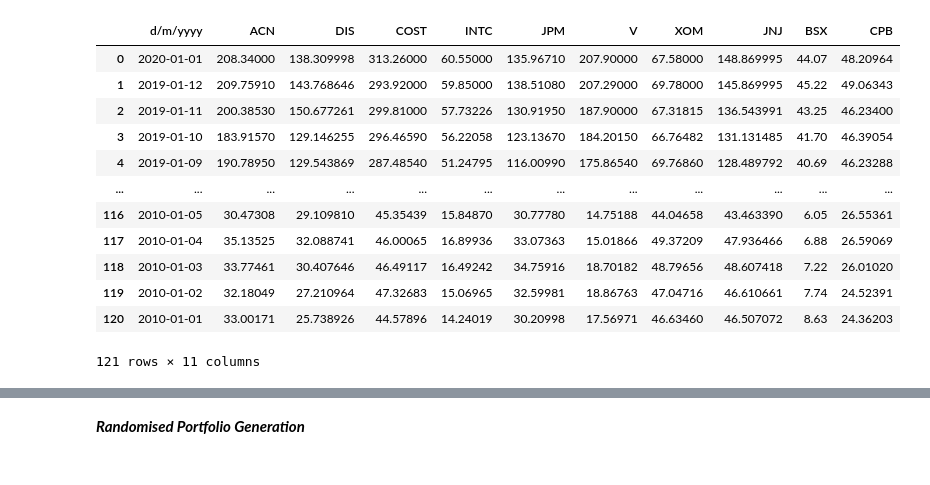
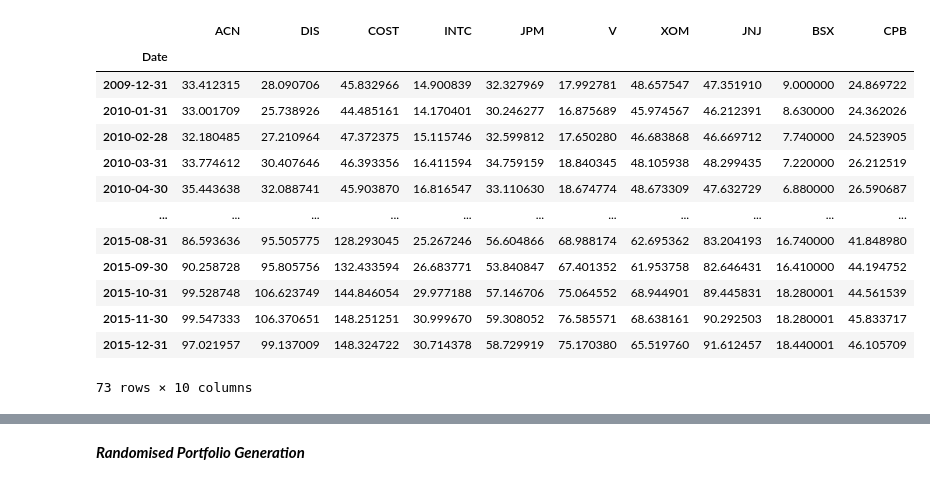
Before and after one commit to kangjin97/Portfolio_Analysis_Optimizer, a Jupyter notebook: QF project EF .ipynb, the cells around one changed output, grey strips where cells are left out. Cells and saved outputs as stored; diff of their text form; code cells hidden in the pictures.

```diff
--- a/QF project EF .ipynb
+++ b/QF project EF .ipynb
@@ -4,21 +4,52 @@ import pandas as pd
 import scipy.optimize as sco
 import matplotlib.pyplot as plt
 import seaborn as sns
+# %%
+import pandas_datareader.data as web
+import pandas as pd
+
+def extractData(stocks, start, end):
+
+    source = 'yahoo'
+
+    data = pd.DataFrame()
+
+    for symbol in stocks:
+        try:
+            data[symbol] = web.DataReader(symbol, data_source=source, start=start, end=end)['Adj Close']
+        except:
+            error = f"Ticker Symbol {symbol} cannot be found"
+            print(error)
+
+    data = data.asfreq('M', method='pad')
+    return data
+
+
+stocks = ['ACN', 'DIS', 'COST', 'INTC', 'JPM','V', 'XOM', 'JNJ', 'BSX', 'CPB']
+start = '2010-01-01'
+end = '2016-01-01'
+
+dt =extractData(stocks, start, end)
+# %%
+main_df=pd.DataFrame(dt)
 # %%
-main_df = pd.read_excel('QF_data.xlsx')
+#dates is wrong - should be monthly data
+
+#main_df = pd.read_excel('QF_data.xlsx')
 main_df
 # %% [output]
-|  | d/m/yyyy | ACN | DIS | COST | INTC | JPM | V | XOM | JNJ | BSX | CPB |
-| 0 | 2020-01-01 | 208.34000 | 138.309998 | 313.26000 | 60.55000 | 135.96710 | 207.90000 | 67.58000 | 148.869995 | 44.07 | 48.20964 |
-| 1 | 2019-01-12 | 209.75910 | 143.768646 | 293.92000 | 59.85000 | 138.51080 | 207.29000 | 69.78000 | 145.869995 | 45.22 | 49.06343 |
-| 2 | 2019-01-11 | 200.38530 | 150.677261 | 299.81000 | 57.73226 | 130.91950 | 187.90000 | 67.31815 | 136.543991 | 43.25 | 46.23400 |
-| 3 | 2019-01-10 | 183.91570 | 129.146255 | 296.46590 | 56.22058 | 123.13670 | 184.20150 | 66.76482 | 131.131485 | 41.70 | 46.39054 |
-| 4 | 2019-01-09 | 190.78950 | 129.543869 | 287.48540 | 51.24795 | 116.00990 | 175.86540 | 69.76860 | 128.489792 | 40.69 | 46.23288 |
-| ... | ... | ... | ... | ... | ... | ... | ... | ... | ... | ... | ... |
-| 116 | 2010-01-05 | 30.47308 | 29.109810 | 45.35439 | 15.84870 | 30.77780 | 14.75188 | 44.04658 | 43.463390 | 6.05 | 26.55361 |
-| 117 | 2010-01-04 | 35.13525 | 32.088741 | 46.00065 | 16.89936 | 33.07363 | 15.01866 | 49.37209 | 47.936466 | 6.88 | 26.59069 |
-| 118 | 2010-01-03 | 33.77461 | 30.407646 | 46.49117 | 16.49242 | 34.75916 | 18.70182 | 48.79656 | 48.607418 | 7.22 | 26.01020 |
-| 119 | 2010-01-02 | 32.18049 | 27.210964 | 47.32683 | 15.06965 | 32.59981 | 18.86763 | 47.04716 | 46.610661 | 7.74 | 24.52391 |
-| 120 | 2010-01-01 | 33.00171 | 25.738926 | 44.57896 | 14.24019 | 30.20998 | 17.56971 | 46.63460 | 46.507072 | 8.63 | 24.36203 |
+|  | ACN | DIS | COST | INTC | JPM | V | XOM | JNJ | BSX | CPB |
+| Date |  |  |  |  |  |  |  |  |  |  |
+| 2009-12-31 | 33.412315 | 28.090706 | 45.832966 | 14.900839 | 32.327969 | 17.992781 | 48.657547 | 47.351910 | 9.000000 | 24.869722 |
+| 2010-01-31 | 33.001709 | 25.738926 | 44.485161 | 14.170401 | 30.246277 | 16.875689 | 45.974567 | 46.212391 | 8.630000 | 24.362026 |
+| 2010-02-28 | 32.180485 | 27.210964 | 47.372375 | 15.115746 | 32.599812 | 17.650280 | 46.683868 | 46.669712 | 7.740000 | 24.523905 |
+| 2010-03-31 | 33.774612 | 30.407646 | 46.393356 | 16.411594 | 34.759159 | 18.840345 | 48.105938 | 48.299435 | 7.220000 | 26.212519 |
+| 2010-04-30 | 35.443638 | 32.088741 | 45.903870 | 16.816547 | 33.110630 | 18.674774 | 48.673309 | 47.632729 | 6.880000 | 26.590687 |
+| ... | ... | ... | ... | ... | ... | ... | ... | ... | ... | ... |
+| 2015-08-31 | 86.593636 | 95.505775 | 128.293045 | 25.267246 | 56.604866 | 68.988174 | 62.695362 | 83.204193 | 16.740000 | 41.848980 |
+| 2015-09-30 | 90.258728 | 95.805756 | 132.433594 | 26.683771 | 53.840847 | 67.401352 | 61.953758 | 82.646431 | 16.410000 | 44.194752 |
+| 2015-10-31 | 99.528748 | 106.623749 | 144.846054 | 29.977188 | 57.146706 | 75.064552 | 68.944901 | 89.445831 | 18.280001 | 44.561539 |
+| 2015-11-30 | 99.547333 | 106.370651 | 148.251251 | 30.999670 | 59.308052 | 76.585571 | 68.638161 | 90.292503 | 18.280001 | 45.833717 |
+| 2015-12-31 | 97.021957 | 99.137009 | 148.324722 | 30.714378 | 58.729919 | 75.170380 | 65.519760 | 91.612457 | 18.440001 | 46.105709 |
-121 rows × 11 columns
+73 rows × 10 columns
 # %%
```
Also changed, not shown: parts of 11 cells of this notebook.
